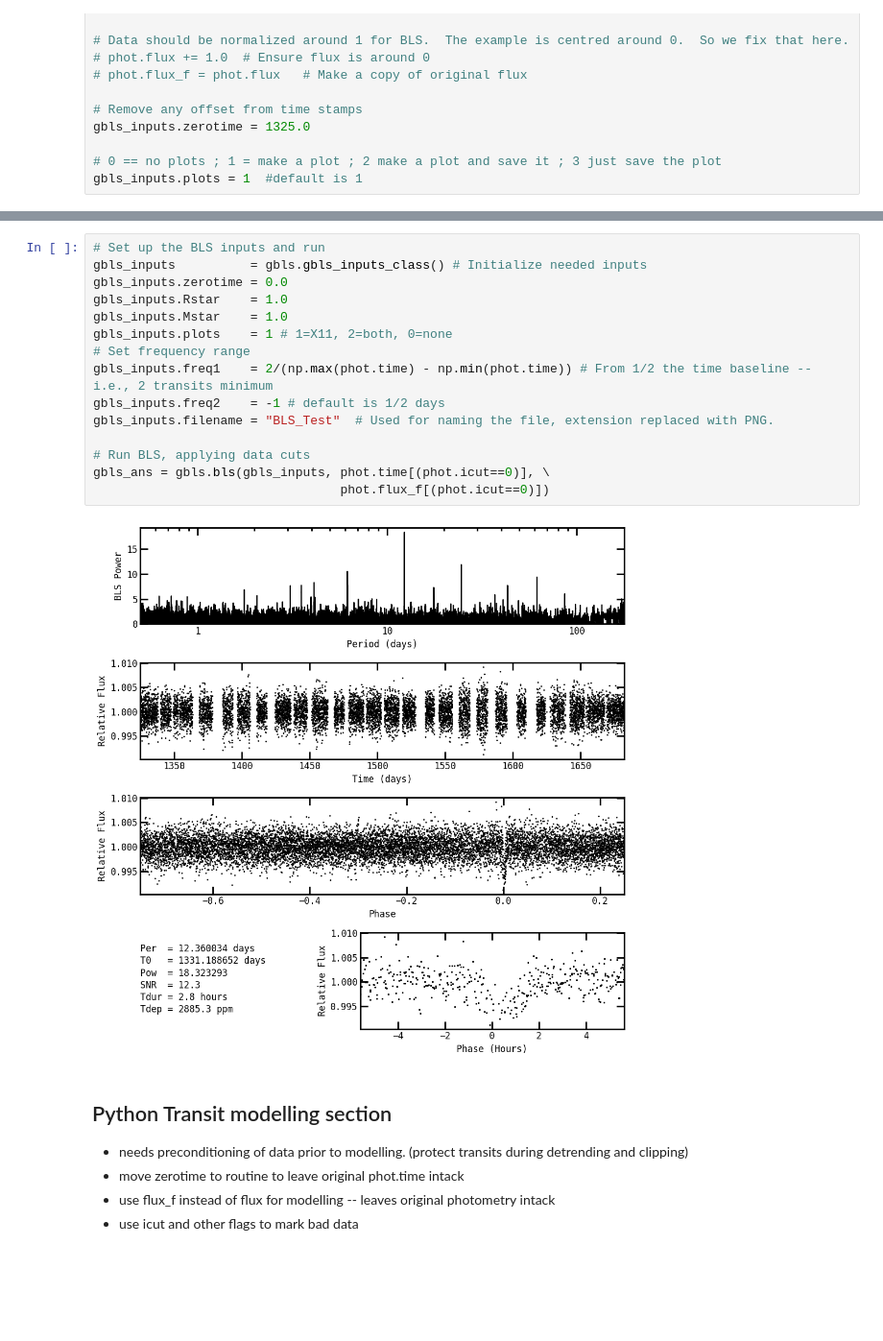
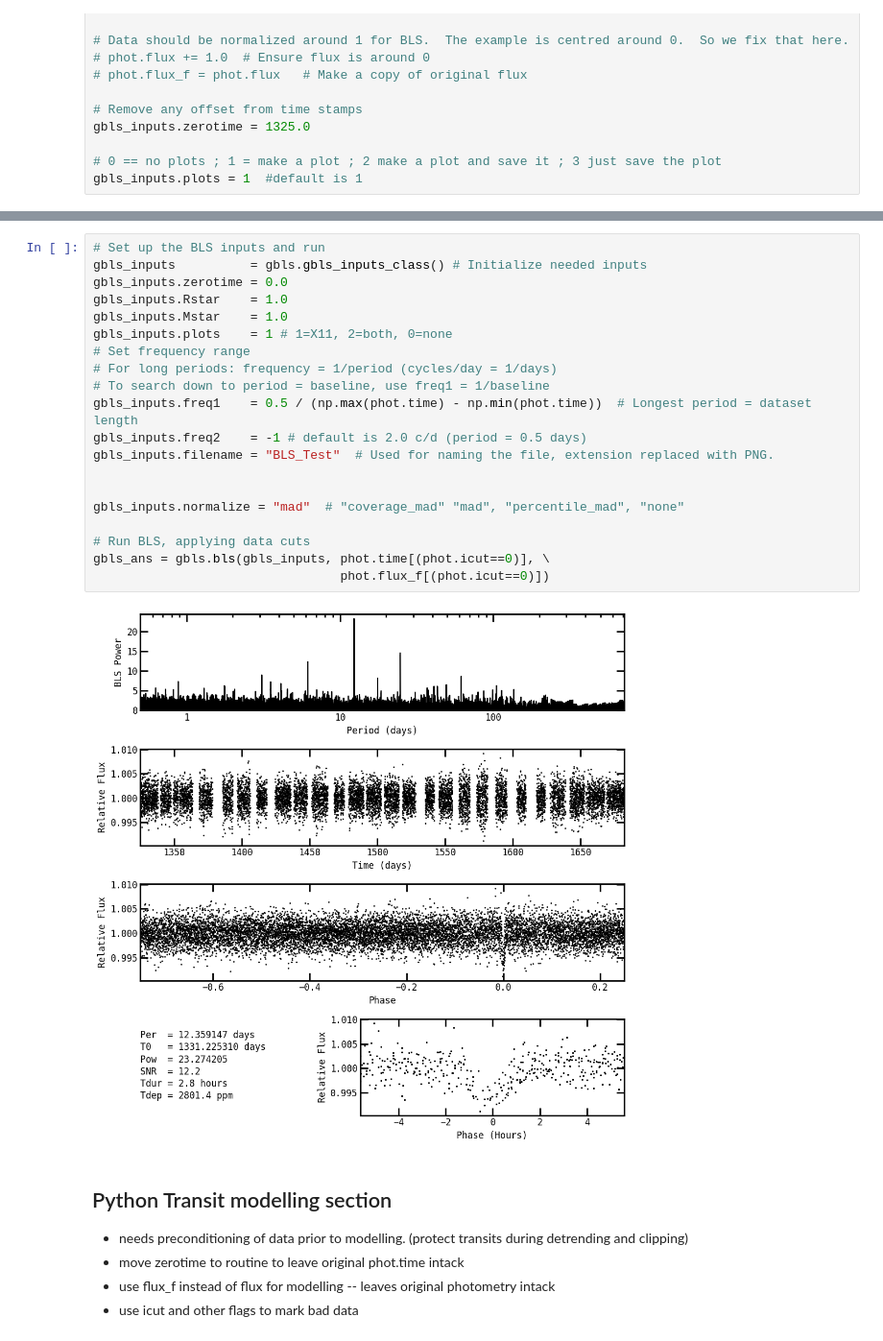
Before and after one commit to jasonfrowe/bls_cuda, a Jupyter notebook: pytfit5_example.ipynb, the cells around one changed output, grey strips where cells are left out. Shown at 96% size. Drawn from its saved outputs; the diff is of its cells as text; blank space fills up the shorter version.

```diff
--- a/pytfit5_example.ipynb
+++ b/pytfit5_example.ipynb
@@ -149,20 +149,25 @@ Starting clipping: Window=2.0 days, Sigma=3.0
 # %%
 # Set up the BLS inputs and run
 gbls_inputs          = gbls.gbls_inputs_class() # Initialize needed inputs
 gbls_inputs.zerotime = 0.0
 gbls_inputs.Rstar    = 1.0
 gbls_inputs.Mstar    = 1.0
 gbls_inputs.plots    = 1 # 1=X11, 2=both, 0=none
 # Set frequency range
-gbls_inputs.freq1    = 2/(np.max(phot.time) - np.min(phot.time)) # From 1/2 the time baseline -- i.e., 2 transits minimum
-gbls_inputs.freq2    = -1 # default is 1/2 days
+# For long periods: frequency = 1/period (cycles/day = 1/days)
+# To search down to period = baseline, use freq1 = 1/baseline
+gbls_inputs.freq1    = 0.5 / (np.max(phot.time) - np.min(phot.time))  # Longest period = dataset length
+gbls_inputs.freq2    = -1 # default is 2.0 c/d (period = 0.5 days)
 gbls_inputs.filename = "BLS_Test"  # Used for naming the file, extension replaced with PNG.
+
+
+gbls_inputs.normalize = "mad"  # "coverage_mad" "mad", "percentile_mad", "none"
 
 # Run BLS, applying data cuts
 gbls_ans = gbls.bls(gbls_inputs, phot.time[(phot.icut==0)], \
                                  phot.flux_f[(phot.icut==0)])
 # %% [output]
-[figure, old version]
+[figure, new version]
 # %% [markdown]
 ## Python Transit modelling section
 
```
Also changed, not shown: parts of 2 cells of this notebook, 1 other file.
